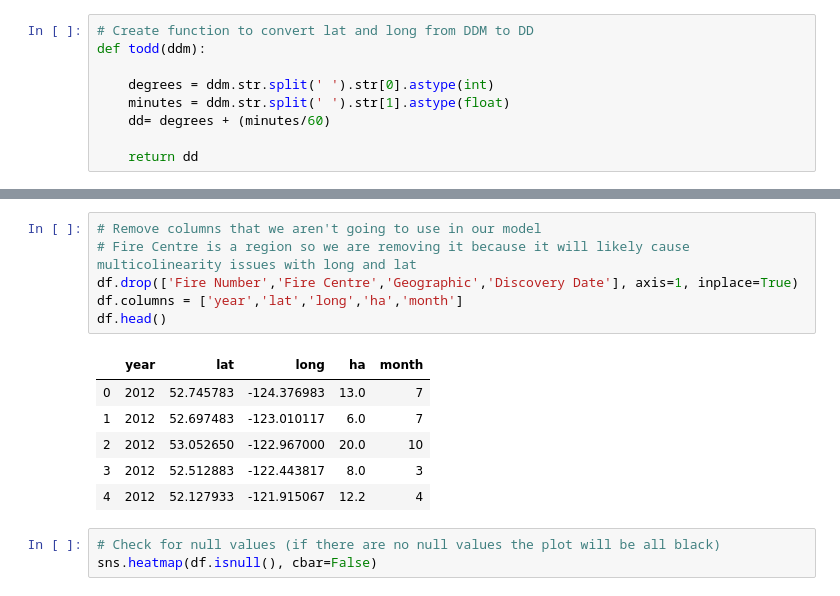
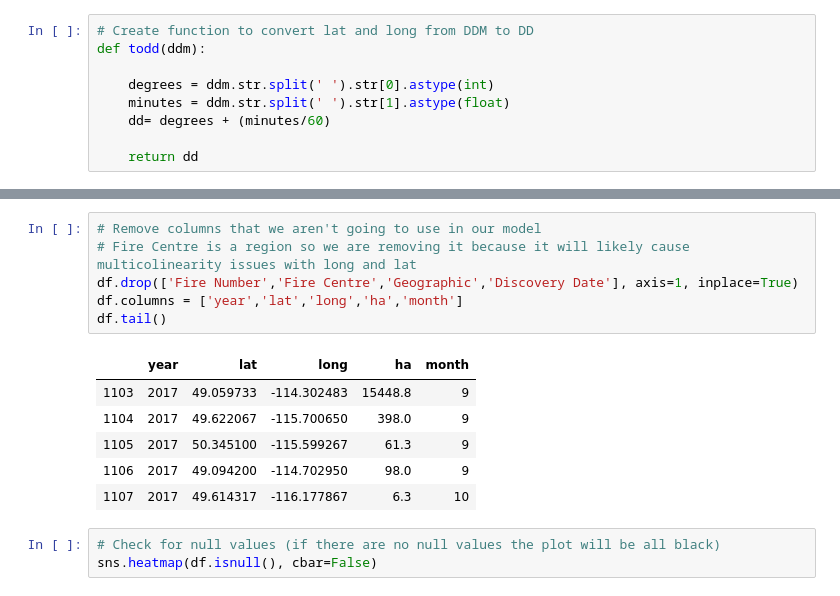
Before and after one commit to jvanzalk/wildfire-size-analysis, a Jupyter notebook: EDA_Plus_Feature_Engineering.ipynb, the cells around one changed output, grey strips where cells are left out. Cells and saved outputs as stored; diff of their text form.

```diff
--- a/EDA_Plus_Feature_Engineering.ipynb
+++ b/EDA_Plus_Feature_Engineering.ipynb
@@ -52,16 +53,16 @@ df.head()
 # %%
 # Remove columns that we aren't going to use in our model
 # Fire Centre is a region so we are removing it because it will likely cause multicolinearity issues with long and lat
 df.drop(['Fire Number','Fire Centre','Geographic','Discovery Date'], axis=1, inplace=True)
 df.columns = ['year','lat','long','ha','month']
-df.head()
+df.tail()
 # %% [output]
 |  | year | lat | long | ha | month |
-| 0 | 2012 | 52.745783 | -124.376983 | 13.0 | 7 |
-| 1 | 2012 | 52.697483 | -123.010117 | 6.0 | 7 |
-| 2 | 2012 | 53.052650 | -122.967000 | 20.0 | 10 |
-| 3 | 2012 | 52.512883 | -122.443817 | 8.0 | 3 |
-| 4 | 2012 | 52.127933 | -121.915067 | 12.2 | 4 |
+| 1103 | 2017 | 49.059733 | -114.302483 | 15448.8 | 9 |
+| 1104 | 2017 | 49.622067 | -115.700650 | 398.0 | 9 |
+| 1105 | 2017 | 50.345100 | -115.599267 | 61.3 | 9 |
+| 1106 | 2017 | 49.094200 | -114.702950 | 98.0 | 9 |
+| 1107 | 2017 | 49.614317 | -116.177867 | 6.3 | 10 |
 # %%
 # Check for null values (if there are no null values the plot will be all black)
 sns.heatmap(df.isnull(), cbar=False)
```
Also changed, not shown: parts of 8 cells of this notebook, 1 other file.
